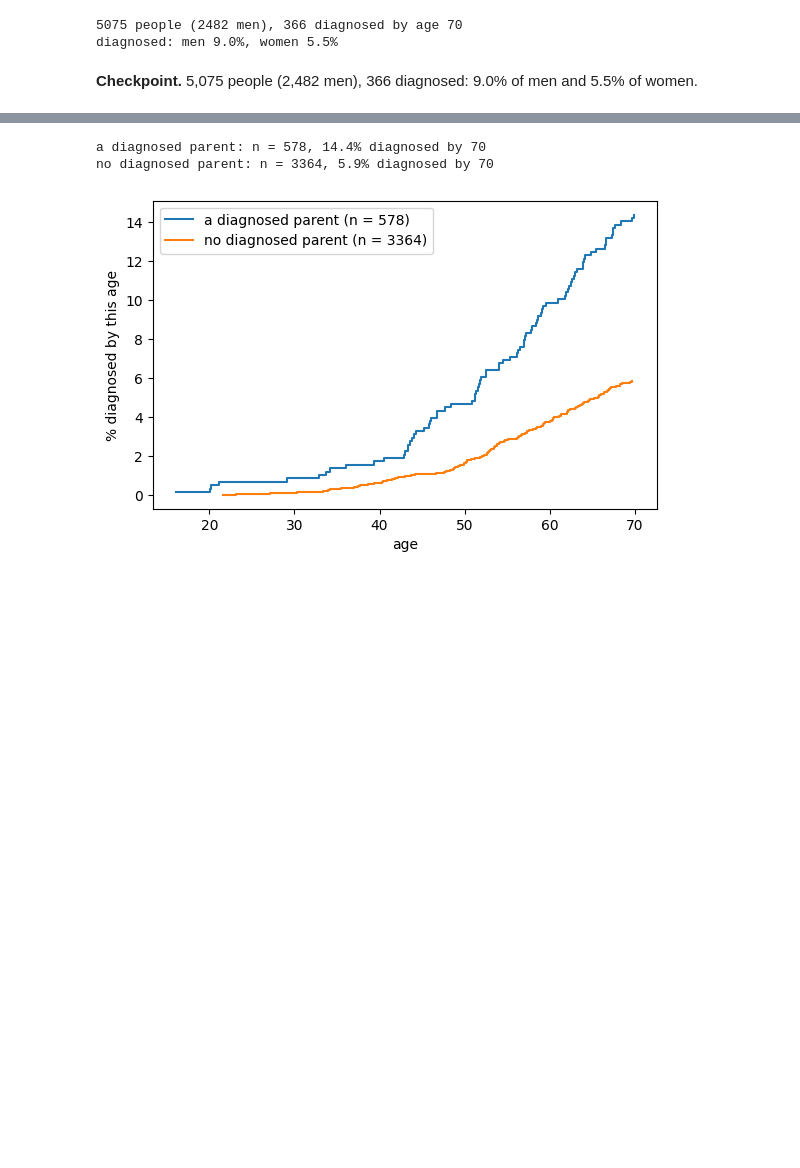
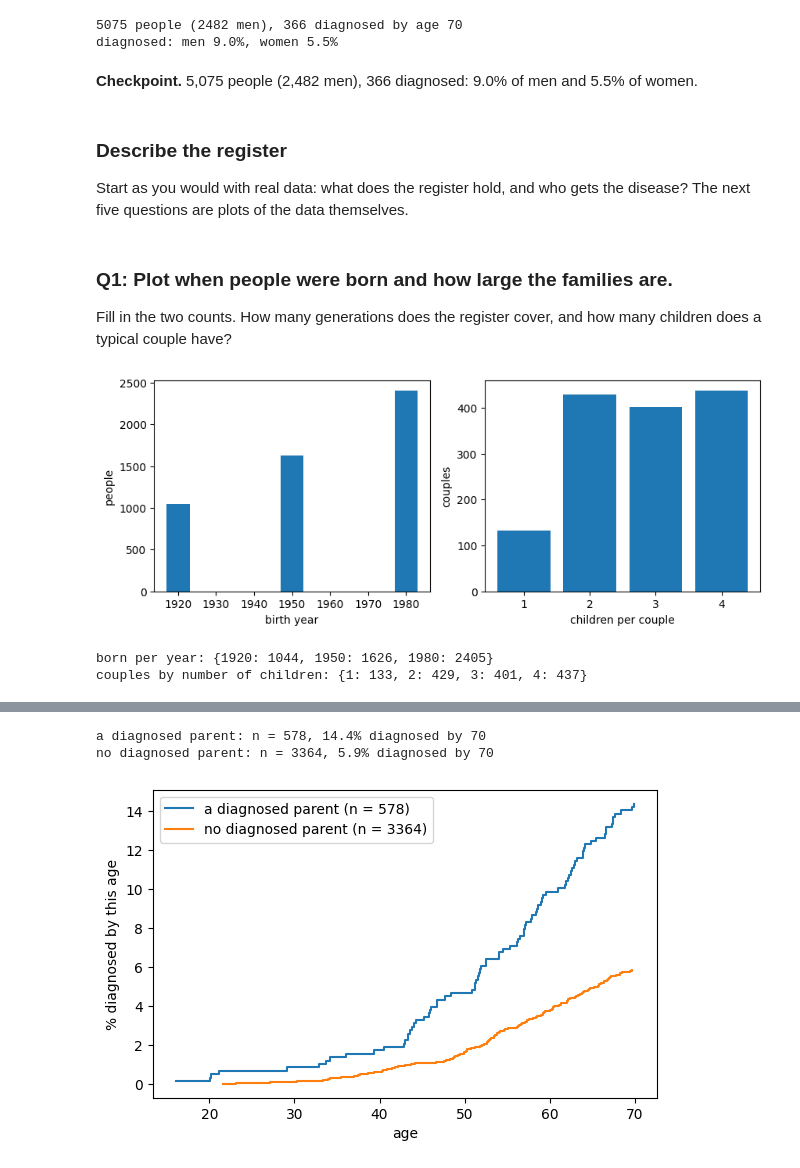
Before and after one commit to bvilhjal/ATIG_2026, a Jupyter notebook: teaching_days/2026-09-24/LTFH/LTFH_exercise_answers.ipynb, the cells around one changed output, grey strips where cells are left out. Saved outputs shown, nothing was run; the diff lists cells and outputs as text; code cells hidden in the pictures; blank space fills up the shorter version.

```diff
--- a/teaching_days/2026-09-24/LTFH/LTFH_exercise_answers.ipynb
+++ b/teaching_days/2026-09-24/LTFH/LTFH_exercise_answers.ipynb
@@ -167,3 +168,33 @@ print(f"diagnosed: men {reg.status[male].mean():.1%}, women {reg.status[~male].m
 diagnosed: men 9.0%, women 5.5%
 # %% [markdown]
 **Checkpoint.** 5,075 people (2,482 men), 366 diagnosed: 9.0% of men and 5.5% of women.
+# %% [markdown]
+### Describe the register
+
+Start as you would with real data: what does the register hold, and who gets the
+disease? The next five questions are plots of the data themselves.
+# %% [markdown]
+### Q1: Plot when people were born and how large the families are.
+
+Fill in the two counts. How many generations does the register cover, and how many
+children does a typical couple have?
+# %%
+row = {p: i for i, p in enumerate(reg.ids)}                      # id -> row number
+years, n_born = np.unique(reg.birth_time, return_counts=True)    # people born in each year
+couples = Counter((f, m) for f, m in zip(reg.father, reg.mother) if f in row and m in row)
+sizes, n_couples = np.unique(list(couples.values()), return_counts=True)   # children per couple
+
+fig, (ax1, ax2) = plt.subplots(1, 2, figsize=(10, 3.5))
+ax1.bar(years, n_born, width=6)       # how many people were born in each year
+ax1.set_xlabel("birth year")
+ax1.set_ylabel("people")
+ax2.bar(sizes, n_couples)             # how many couples have each number of children
+ax2.set_xlabel("children per couple")
+ax2.set_ylabel("couples")
+plt.show()
+print("born per year:", dict(zip(years.astype(int).tolist(), n_born.tolist())))
+print("couples by number of children:", dict(zip(sizes.tolist(), n_couples.tolist())))
+# %% [output]
+[figure, added]
+born per year: {1920: 1044, 1950: 1626, 1980: 2405}
+couples by number of children: {1: 133, 2: 429, 3: 401, 4: 437}
```
Also changed, not shown: parts of 29 cells of this notebook, 7 other files.
